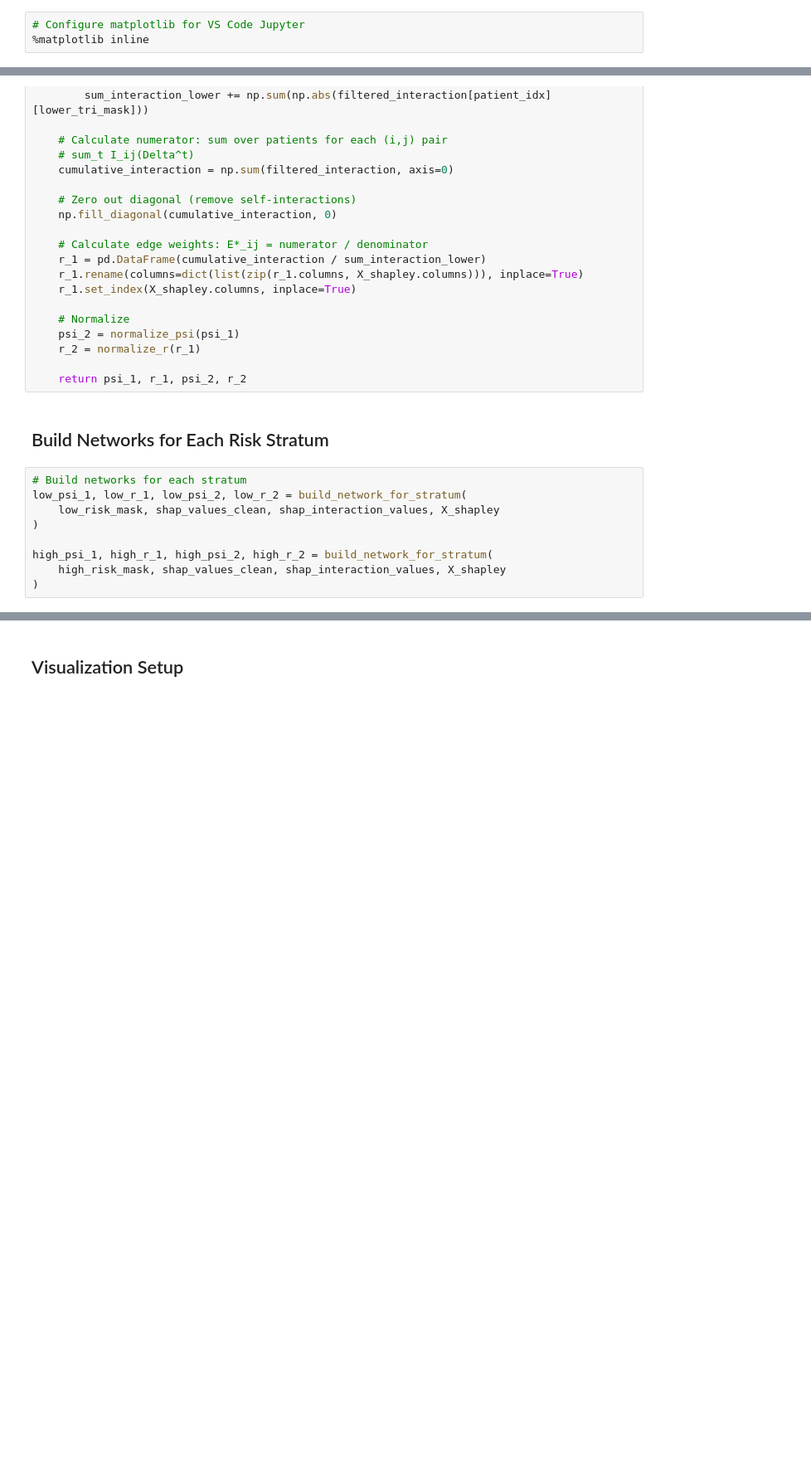
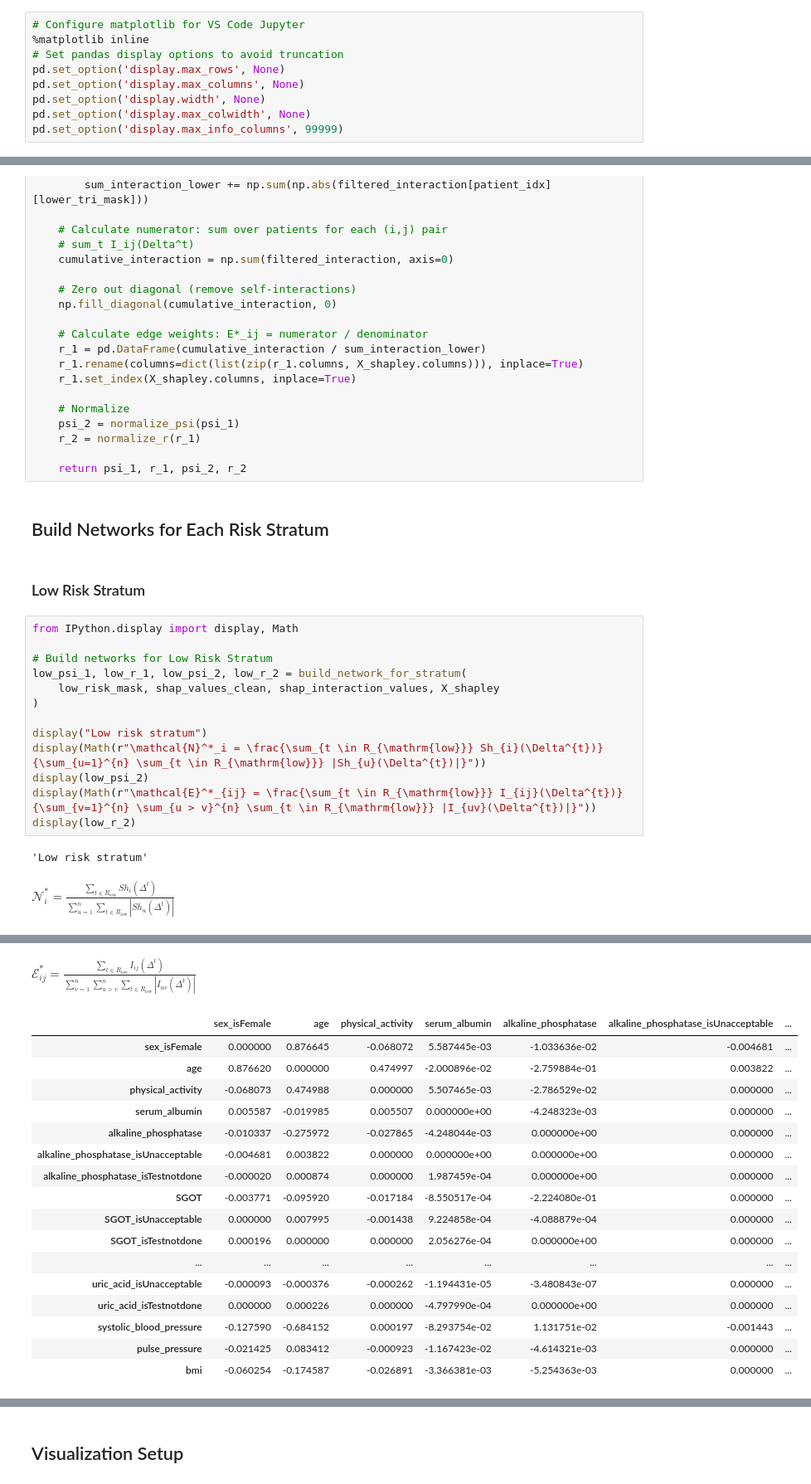
Before and after one commit to perez-sechi/IJAR-python, a Jupyter notebook: run/visualization/nhanesi/xgboost/risk_stratified_network.ipynb, the cells around one changed output, grey strips where cells are left out. Shown at 83% size. Drawn from its saved outputs; the diff is of its cells as text; blank space fills up the shorter version.

```diff
--- a/run/visualization/nhanesi/xgboost/risk_stratified_network.ipynb
+++ b/run/visualization/nhanesi/xgboost/risk_stratified_network.ipynb
@@ -21,6 +21,12 @@ from cgt_perezsechi.manipulation.norm import normalize_psi, normalize_r
 # %%
 # Configure matplotlib for VS Code Jupyter
 %matplotlib inline
+# Set pandas display options to avoid truncation
+pd.set_option('display.max_rows', None)
+pd.set_option('display.max_columns', None)
+pd.set_option('display.width', None)
+pd.set_option('display.max_colwidth', None)
+pd.set_option('display.max_info_columns', 99999)
 # %%
 # Load data
 X = pd.read_pickle("../../../../data/nhanesi/x_values.pkl")
@@ -144,12 +150,21 @@ def build_network_for_stratum(patient_mask, shap_values, shap_interaction_values
     return psi_1, r_1, psi_2, r_2
 # %% [markdown]
 ## Build Networks for Each Risk Stratum
-# %%
-# Build networks for each stratum
-low_psi_1, low_r_1, low_psi_2, low_r_2 = build_network_for_stratum(
-    low_risk_mask, shap_values_clean, shap_interaction_values, X_shapley
-)
-
-high_psi_1, high_r_1, high_psi_2, high_r_2 = build_network_for_stratum(
-    high_risk_mask, shap_values_clean, shap_interaction_values, X_shapley
-)
+# %% [markdown]
+### Low Risk Stratum
+# %%
+from IPython.display import display, Math
+
+# Build networks for Low Risk Stratum
+low_psi_1, low_r_1, low_psi_2, low_r_2 = build_network_for_stratum(
+    low_risk_mask, shap_values_clean, shap_interaction_values, X_shapley
+)
+
+display("Low risk stratum")
+display(Math(r"\mathcal{N}^*_i = \frac{\sum_{t \in R_{\mathrm{low}}} Sh_{i}(\Delta^{t})}{\sum_{u=1}^{n} \sum_{t \in R_{\mathrm{low}}} |Sh_{u}(\Delta^{t})|}"))
+display(low_psi_2)
+display(Math(r"\mathcal{E}^*_{ij} = \frac{\sum_{t \in R_{\mathrm{low}}} I_{ij}(\Delta^{t})}{\sum_{v=1}^{n} \sum_{u > v}^{n} \sum_{t \in R_{\mathrm{low}}} |I_{uv}(\Delta^{t})|}"))
+display(low_r_2)
+# %% [output]
+'Low risk stratum'
+$\displaystyle \mathcal{N}^*_i = \frac{\sum_{t \in R_{\mathrm{low}}} Sh_{i}(\Delta^{t})}{\sum_{u=1}^{n} \sum_{t \in R_{\mathrm{low}}} |Sh_{u}(\Delta^{t})|}$
@@ -155,0 +188,18 @@ high_psi_1, high_r_1, high_psi_2, high_r_2 = build_network_for_stratum(
+$\displaystyle \mathcal{E}^*_{ij} = \frac{\sum_{t \in R_{\mathrm{low}}} I_{ij}(\Delta^{t})}{\sum_{v=1}^{n} \sum_{u > v}^{n} \sum_{t \in R_{\mathrm{low}}} |I_{uv}(\Delta^{t})|}$
+|  | sex_isFemale | age | physical_activity | serum_albumin | alkaline_phosphatase | alkaline_phosphatase_isUnacceptable | ... |
+| sex_isFemale | 0.000000 | 0.876645 | -0.068072 | 5.587445e-03 | -1.033636e-02 | -0.004681 | ... |
+| age | 0.876620 | 0.000000 | 0.474997 | -2.000896e-02 | -2.759884e-01 | 0.003822 | ... |
+| physical_activity | -0.068073 | 0.474988 | 0.000000 | 5.507465e-03 | -2.786529e-02 | 0.000000 | ... |
+| serum_albumin | 0.005587 | -0.019985 | 0.005507 | 0.000000e+00 | -4.248323e-03 | 0.000000 | ... |
+| alkaline_phosphatase | -0.010337 | -0.275972 | -0.027865 | -4.248044e-03 | 0.000000e+00 | 0.000000 | ... |
+| alkaline_phosphatase_isUnacceptable | -0.004681 | 0.003822 | 0.000000 | 0.000000e+00 | 0.000000e+00 | 0.000000 | ... |
+| alkaline_phosphatase_isTestnotdone | -0.000020 | 0.000874 | 0.000000 | 1.987459e-04 | 0.000000e+00 | 0.000000 | ... |
+| SGOT | -0.003771 | -0.095920 | -0.017184 | -8.550517e-04 | -2.224080e-01 | 0.000000 | ... |
+| SGOT_isUnacceptable | 0.000000 | 0.007995 | -0.001438 | 9.224858e-04 | -4.088879e-04 | 0.000000 | ... |
+| SGOT_isTestnotdone | 0.000196 | 0.000000 | 0.000000 | 2.056276e-04 | 0.000000e+00 | 0.000000 | ... |
+| ... | ... | ... | ... | ... | ... | ... | ... |
+| uric_acid_isUnacceptable | -0.000093 | -0.000376 | -0.000262 | -1.194431e-05 | -3.480843e-07 | 0.000000 | ... |
+| uric_acid_isTestnotdone | 0.000000 | 0.000226 | 0.000000 | -4.797990e-04 | 0.000000e+00 | 0.000000 | ... |
+| systolic_blood_pressure | -0.127590 | -0.684152 | 0.000197 | -8.293754e-02 | 1.131751e-02 | -0.001443 | ... |
+| pulse_pressure | -0.021425 | 0.083412 | -0.000923 | -1.167423e-02 | -4.614321e-03 | 0.000000 | ... |
+| bmi | -0.060254 | -0.174587 | -0.026891 | -3.366381e-03 | -5.254363e-03 | 0.000000 | ... |
```
Also changed, not shown: parts of 3 cells of this notebook, 19 other files.
